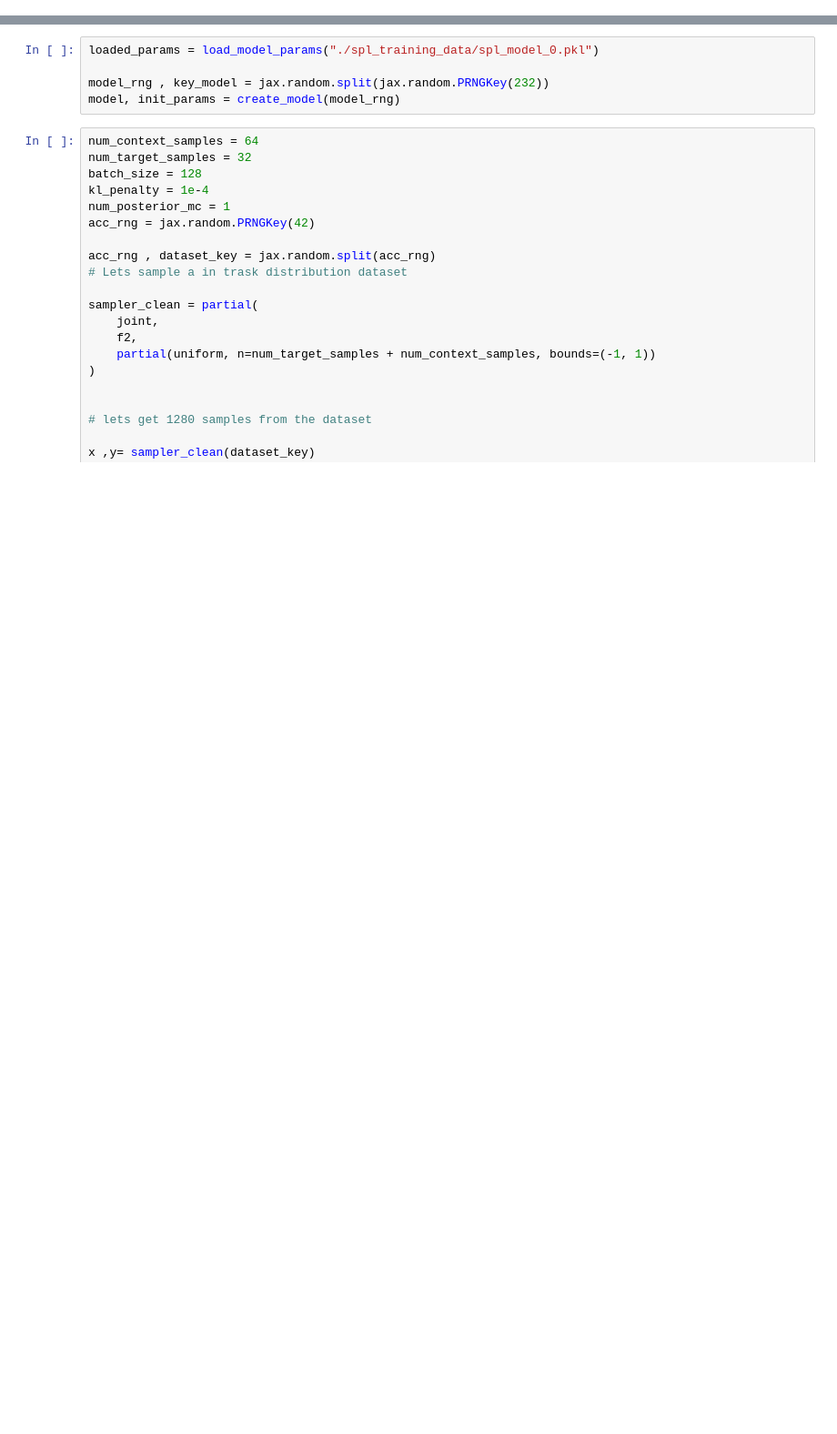
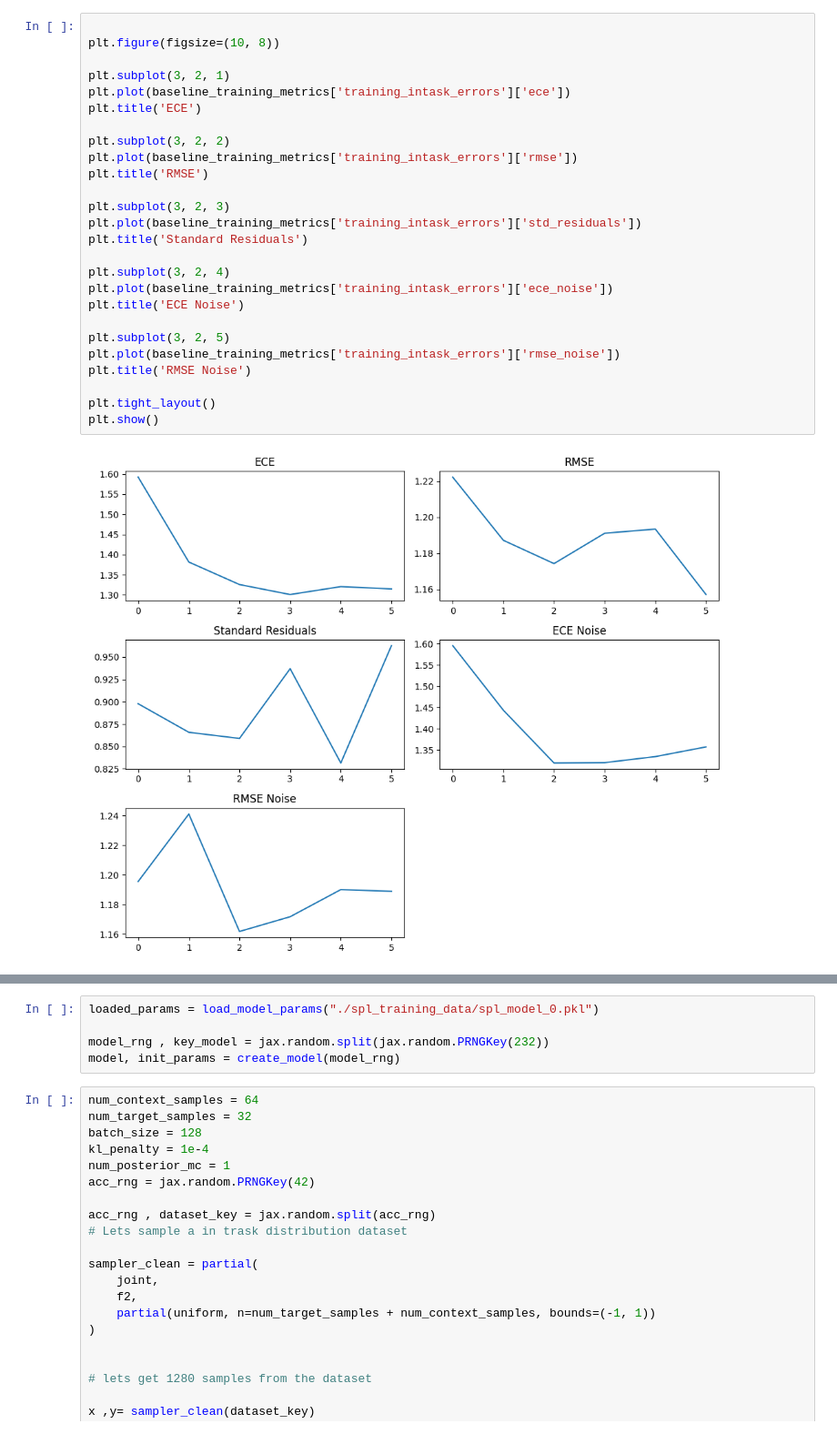
Before and after one commit to aszi09/CL_for_faster_Meta-learning, a Jupyter notebook: aa_experiment_scripts/spl_script_try.ipynb, the cells around one changed output, grey strips where cells are left out. Shown: that part at 91% size. Saved outputs shown, nothing was run; the diff lists cells and outputs as text; blank space fills up the shorter version.

```diff
--- a/aa_experiment_scripts/spl_script_try.ipynb
+++ b/aa_experiment_scripts/spl_script_try.ipynb
@@ -735,3 +816,31 @@ KeyboardInterrupt:
+# %%
+
+plt.figure(figsize=(10, 8))
+
+plt.subplot(3, 2, 1)
+plt.plot(baseline_training_metrics['training_intask_errors']['ece'])
+plt.title('ECE')
+
+plt.subplot(3, 2, 2)
+plt.plot(baseline_training_metrics['training_intask_errors']['rmse'])
+plt.title('RMSE')
+
+plt.subplot(3, 2, 3)
+plt.plot(baseline_training_metrics['training_intask_errors']['std_residuals'])
+plt.title('Standard Residuals')
+
+plt.subplot(3, 2, 4)
+plt.plot(baseline_training_metrics['training_intask_errors']['ece_noise'])
+plt.title('ECE Noise')
+
+plt.subplot(3, 2, 5)
+plt.plot(baseline_training_metrics['training_intask_errors']['rmse_noise'])
+plt.title('RMSE Noise')
+
+plt.tight_layout()
+plt.show()
+# %% [output]
+[figure, added]
 # %%
 # Lets check if the necessary savings happened nicely
 
```
Also changed, not shown: parts of 15 cells of this notebook, 12 other files.
